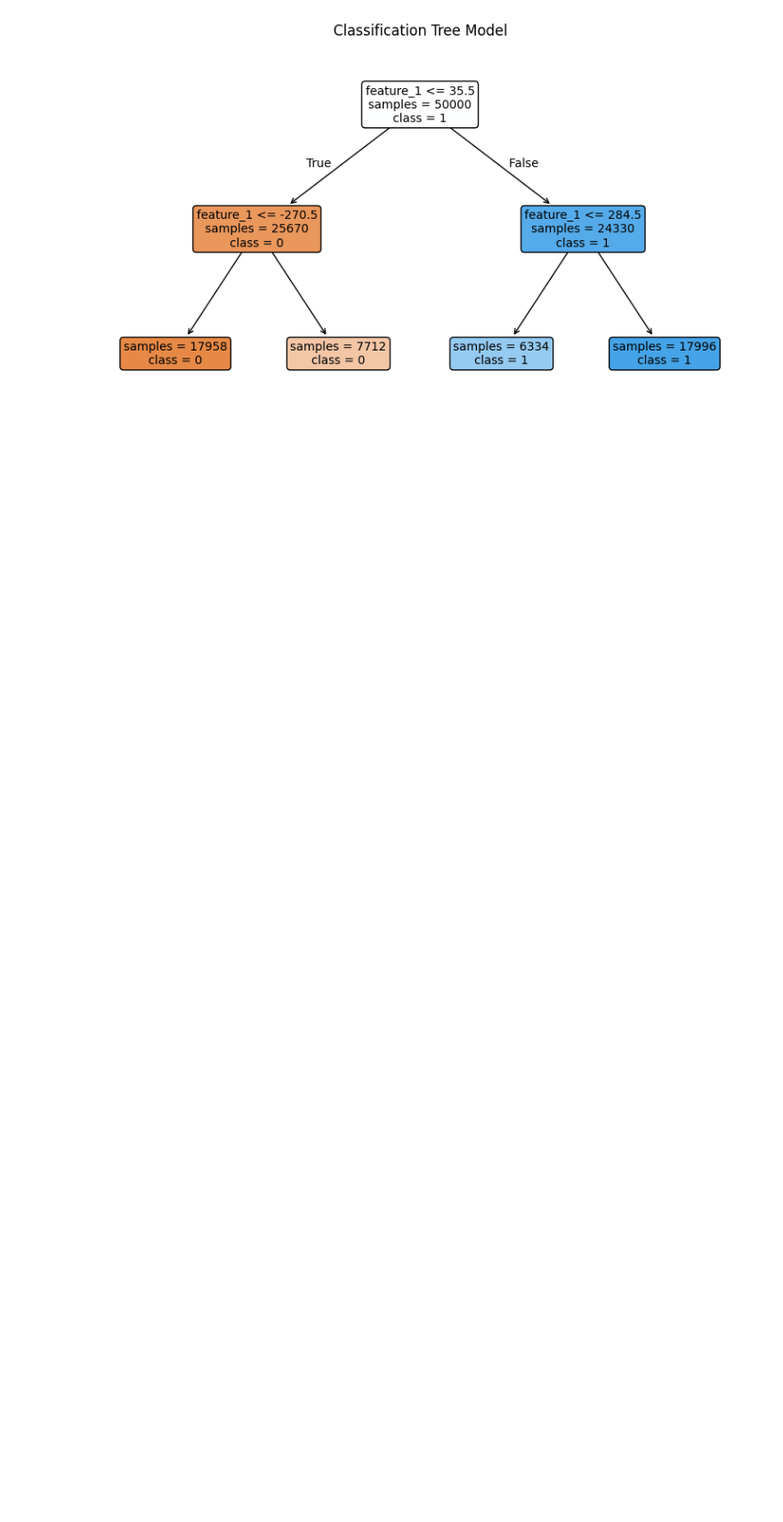
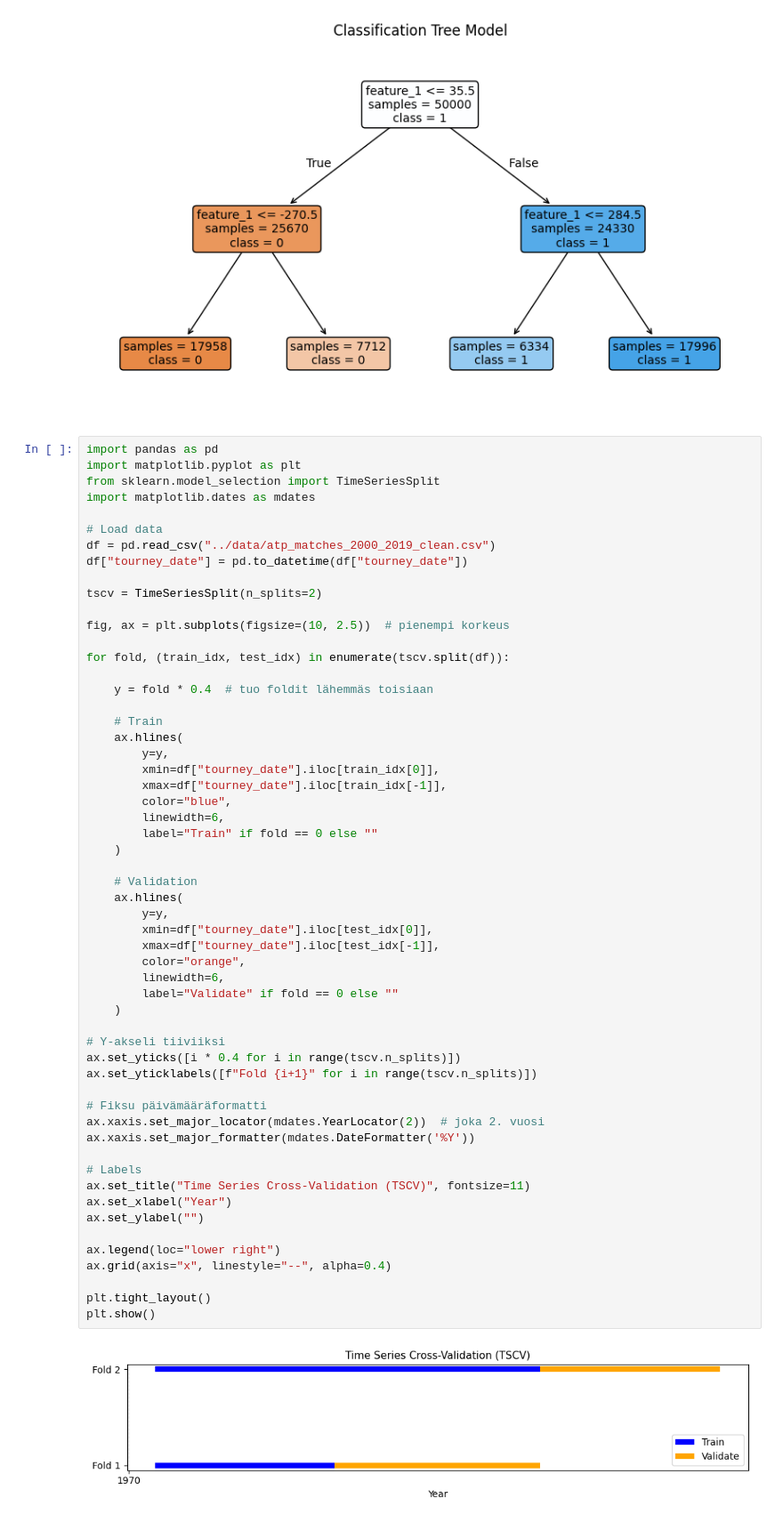
Before and after one commit to arttusokka/Predicting-ATP-matches-outcome, a Jupyter notebook: data_cleaning_preprocessing/graphs.ipynb, the cells around one changed output. Shown at 89% size. Saved outputs shown, nothing was run; the diff lists cells and outputs as text; blank space fills up the shorter version.

```diff
--- a/data_cleaning_preprocessing/graphs.ipynb
+++ b/data_cleaning_preprocessing/graphs.ipynb
@@ -278,6 +278,64 @@ plt.savefig("classification_tree_generic.pdf", bbox_inches="tight", pad_inches=0
 plt.show()
 # %% [output]
 [figure]
+# %%
+import pandas as pd
+import matplotlib.pyplot as plt
+from sklearn.model_selection import TimeSeriesSplit
+import matplotlib.dates as mdates
+
+# Load data
+df = pd.read_csv("../data/atp_matches_2000_2019_clean.csv")
+df["tourney_date"] = pd.to_datetime(df["tourney_date"])
+
+tscv = TimeSeriesSplit(n_splits=2)
+
+fig, ax = plt.subplots(figsize=(10, 2.5))  # pienempi korkeus
+
+for fold, (train_idx, test_idx) in enumerate(tscv.split(df)):
+
+    y = fold * 0.4  # tuo foldit lähemmäs toisiaan
+
+    # Train
+    ax.hlines(
+        y=y,
+        xmin=df["tourney_date"].iloc[train_idx[0]],
+        xmax=df["tourney_date"].iloc[train_idx[-1]],
+        color="blue",
+        linewidth=6,
+        label="Train" if fold == 0 else ""
+    )
+
+    # Validation
+    ax.hlines(
+        y=y,
+        xmin=df["tourney_date"].iloc[test_idx[0]],
+        xmax=df["tourney_date"].iloc[test_idx[-1]],
+        color="orange",
+        linewidth=6,
+        label="Validate" if fold == 0 else ""
+    )
+
+# Y-akseli tiiviiksi
+ax.set_yticks([i * 0.4 for i in range(tscv.n_splits)])
+ax.set_yticklabels([f"Fold {i+1}" for i in range(tscv.n_splits)])
+
+# Fiksu päivämääräformatti
+ax.xaxis.set_major_locator(mdates.YearLocator(2))  # joka 2. vuosi
+ax.xaxis.set_major_formatter(mdates.DateFormatter('%Y'))
+
+# Labels
+ax.set_title("Time Series Cross-Validation (TSCV)", fontsize=11)
+ax.set_xlabel("Year")
+ax.set_ylabel("")
+
+ax.legend(loc="lower right")
+ax.grid(axis="x", linestyle="--", alpha=0.4)
+
+plt.tight_layout()
+plt.show()
+# %% [output]
+[figure, added]
 # %%
 import numpy as np
 import matplotlib.pyplot as plt
```
Also changed, not shown: parts of 2 cells of this notebook, 7 other files.
